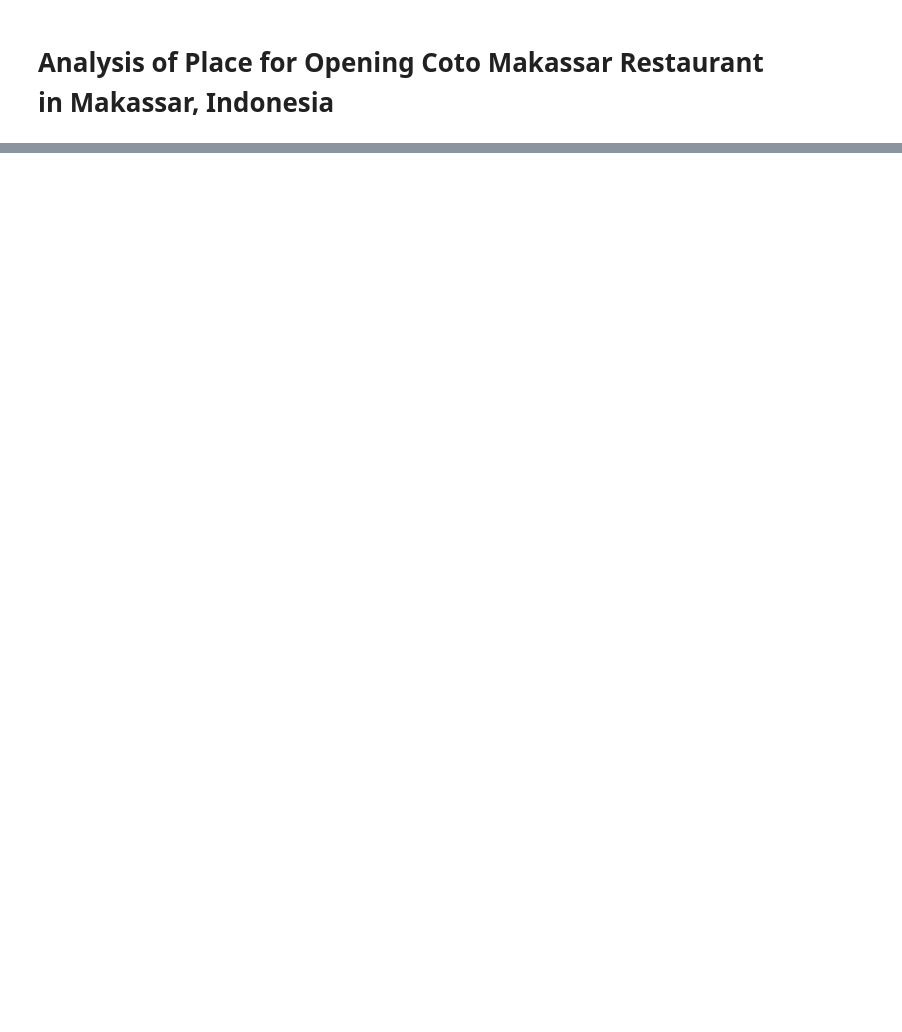
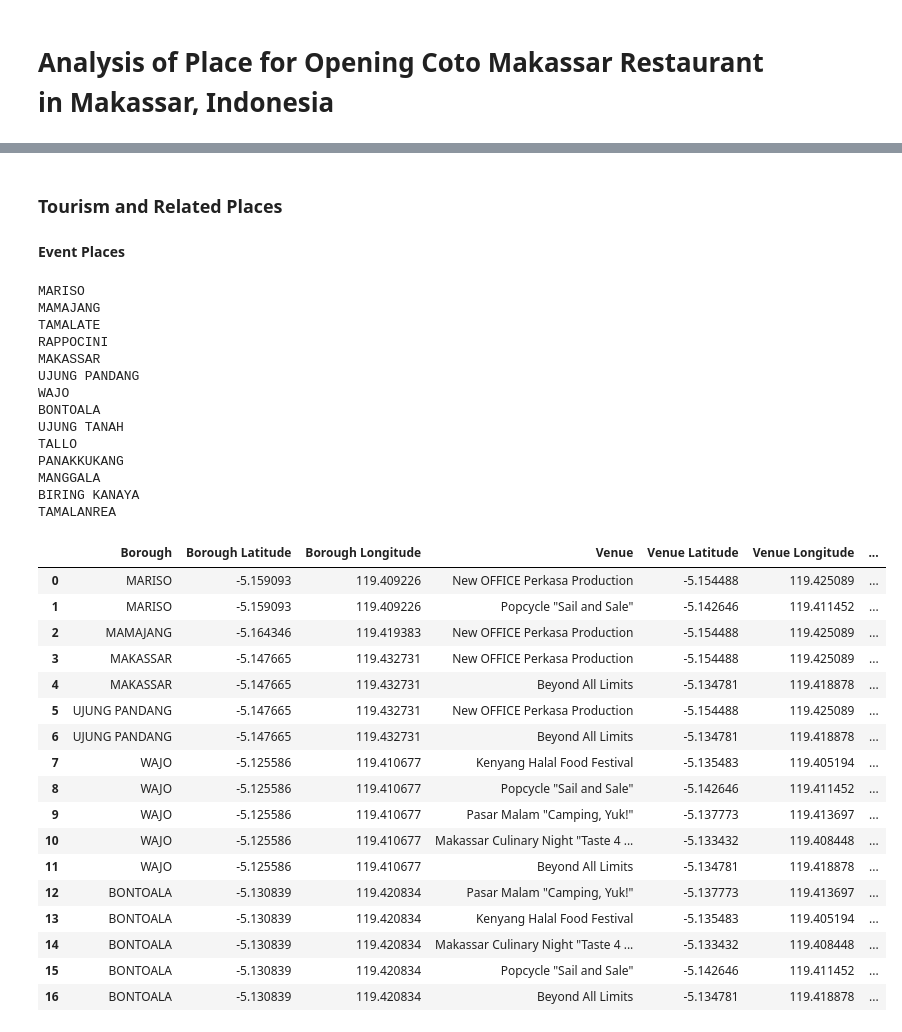
Before and after one commit to risqi-r/Coursera_Capstone, a Jupyter notebook: Capstone Project - Place for Opening Coto Makassar.ipynb, the cells around one changed output, grey strips where cells are left out. Drawn from its saved outputs; the diff is of its cells as text; code cells hidden in the pictures; blank space fills up the shorter version.

```diff
--- a/Capstone Project - Place for Opening Coto Makassar.ipynb
+++ b/Capstone Project - Place for Opening Coto Makassar.ipynb
@@ -19,0 +62,3 @@ Based on these business problems, the data we need are:
+# %%
+geos_indonesia = pd.read_csv(body)
+geos_indonesia.head()
@@ -19,0 +72,4 @@ Based on these business problems, the data we need are:
+# %%
+geos_makassar = geos_indonesia.loc[geos_indonesia.kabupaten_name == 'MAKASSAR', ['kecamatan_name', 'lat', 'lng']].reset_index(drop=True)
+geos_makassar.columns = ['Borough', 'Latitude', 'Longitude']
+geos_makassar
@@ -19,0 +96,9 @@ Based on these business problems, the data we need are:
+# %%
+geocoder = OpenCageGeocode(key)
+query = 'Makassar, Indonesia'
+results = geocoder.geocode(query)
+
+lat = results[0]['geometry']['lat']
+lng = results[0]['geometry']['lng']
+makassar_center = [lat, lng]
+print ('The Latitude and Longitude of Makassar is {} and {} reprectively.'.format(lat, lng))
@@ -19,0 +283,46 @@ Based on these business problems, the data we need are:
+# %% [markdown]
+### Tourism and Related Places
+# %% [markdown]
+**Event Places**
+# %%
+Event_catID = '4d4b7105d754a06373d81259'
+
+event_venues = get_NearbyVenues(names = geos_makassar['Borough'],
+                              latitudes = geos_makassar['Latitude'],
+                              longitudes = geos_makassar['Longitude'],
+                              categoryID = Event_catID)
+event_venues['Venue Category'] = 'Event Place'
+event_venues
+# %% [output]
+MARISO
+MAMAJANG
+TAMALATE
+RAPPOCINI
+MAKASSAR
+UJUNG PANDANG
+WAJO
+BONTOALA
+UJUNG TANAH
+TALLO
+PANAKKUKANG
+MANGGALA
+BIRING KANAYA
+TAMALANREA
+|  | Borough | Borough Latitude | Borough Longitude | Venue | Venue Latitude | Venue Longitude | ... |
+| 0 | MARISO | -5.159093 | 119.409226 | New OFFICE Perkasa Production | -5.154488 | 119.425089 | ... |
+| 1 | MARISO | -5.159093 | 119.409226 | Popcycle "Sail and Sale" | -5.142646 | 119.411452 | ... |
+| 2 | MAMAJANG | -5.164346 | 119.419383 | New OFFICE Perkasa Production | -5.154488 | 119.425089 | ... |
+| 3 | MAKASSAR | -5.147665 | 119.432731 | New OFFICE Perkasa Production | -5.154488 | 119.425089 | ... |
+| 4 | MAKASSAR | -5.147665 | 119.432731 | Beyond All Limits | -5.134781 | 119.418878 | ... |
+| 5 | UJUNG PANDANG | -5.147665 | 119.432731 | New OFFICE Perkasa Production | -5.154488 | 119.425089 | ... |
+| 6 | UJUNG PANDANG | -5.147665 | 119.432731 | Beyond All Limits | -5.134781 | 119.418878 | ... |
+| 7 | WAJO | -5.125586 | 119.410677 | Kenyang Halal Food Festival | -5.135483 | 119.405194 | ... |
+| 8 | WAJO | -5.125586 | 119.410677 | Popcycle "Sail and Sale" | -5.142646 | 119.411452 | ... |
+| 9 | WAJO | -5.125586 | 119.410677 | Pasar Malam "Camping, Yuk!" | -5.137773 | 119.413697 | ... |
+| 10 | WAJO | -5.125586 | 119.410677 | Makassar Culinary Night "Taste 4 ... | -5.133432 | 119.408448 | ... |
+| 11 | WAJO | -5.125586 | 119.410677 | Beyond All Limits | -5.134781 | 119.418878 | ... |
+| 12 | BONTOALA | -5.130839 | 119.420834 | Pasar Malam "Camping, Yuk!" | -5.137773 | 119.413697 | ... |
+| 13 | BONTOALA | -5.130839 | 119.420834 | Kenyang Halal Food Festival | -5.135483 | 119.405194 | ... |
+| 14 | BONTOALA | -5.130839 | 119.420834 | Makassar Culinary Night "Taste 4 ... | -5.133432 | 119.408448 | ... |
+| 15 | BONTOALA | -5.130839 | 119.420834 | Popcycle "Sail and Sale" | -5.142646 | 119.411452 | ... |
+| 16 | BONTOALA | -5.130839 | 119.420834 | Beyond All Limits | -5.134781 | 119.418878 | ... |
```
Also changed, not shown: parts of 82 cells of this notebook.
